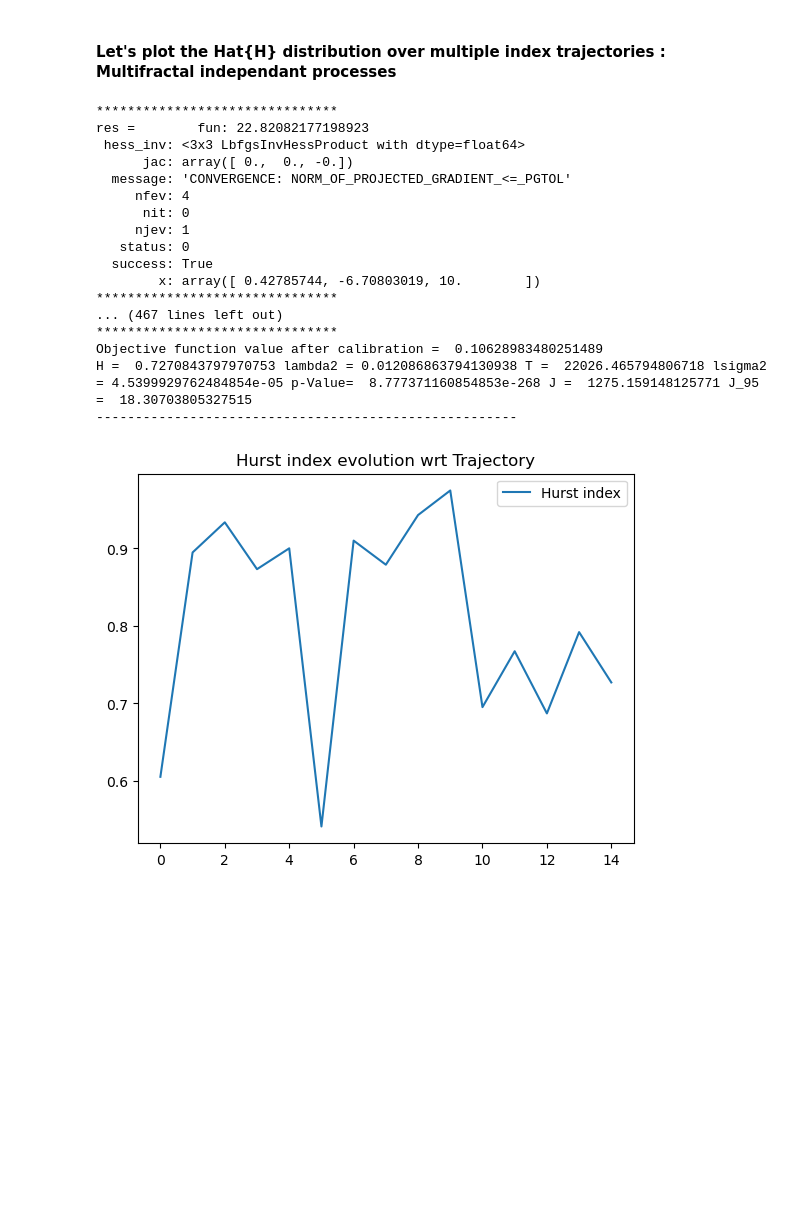
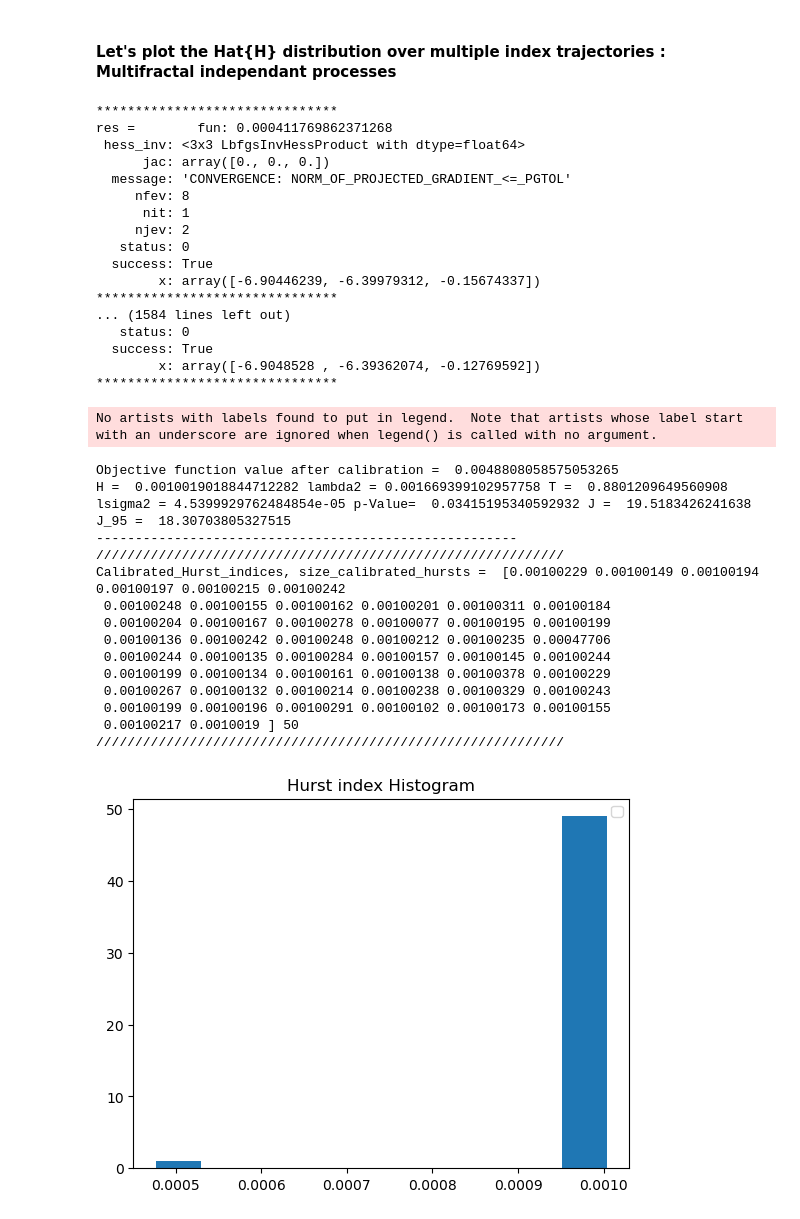
Before and after one commit to Othmane-ZARHALI/PhDThesisRepo, a Jupyter notebook: Indices vs stocks hurst index GMM estimates/HurststockVSindexlogSfbm.ipynb, the cells around one changed output. Cells and saved outputs as stored; diff of their text form; code cells hidden in the pictures; blank space fills up the shorter version.

```diff
--- a/Indices vs stocks hurst index GMM estimates/HurststockVSindexlogSfbm.ipynb
+++ b/Indices vs stocks hurst index GMM estimates/HurststockVSindexlogSfbm.ipynb
@@ -758,7 +976,7 @@ index_estimatedGMM_paramSfbms =  (0.0006166199708747013, 0.9999201923421218, 1.0
 ####  The GMM calibration is aborted du to a small gradient norm (stopping condition).
 #### Let's plot the Hat{H} distribution over multiple index trajectories :  Rough independant processes
 # %%
-Number_indices = 15
+Number_indices = 50
 dimension = 2
 Hs = [0.15 for i in range(dimension)]
 Multiple_weights,Multiple_Sfbms = [],[]
@@ -780,6 +998,6 @@ Index_trajectories_synthesis = log_vol_indices_dic[1]
 GMM_index_trajectories_obj = GMM()
 print(GMM_index_trajectories_obj.MultipleGMMCalibrations(Index_trajectories_synthesis))
 
-GMM_index_trajectories_obj.HurstIndexEvolution_GMMCalibration(Index_trajectories_synthesis,'curve')
+GMM_index_trajectories_obj.HurstIndexEvolution_GMMCalibration(Index_trajectories_synthesis,'histogram')
 # %% [output]
 *******************************
@@ -805,23 +1039,0 @@ H =  0.9830861534278112 lambda2 = 0.0038550859791757087 T =  22026.465794806718
-# %%
-Number_indices = 15
-dimension = 10
-Hs = [0.25 for i in range(dimension)]
-Multiple_weights,Multiple_Sfbms = [],[]
-Multiple_indices = dict()
-for i in range(Number_indices):
-    weights = np.random.randint(1, 10, dimension)
-    weights = weights / np.sum(weights)
-    Multiple_weights.append(weights)
-    Multiple_Sfbms.append([Sfbm(H=Hs[i]) for i in range(dimension)])
-
-
-MultipleIndicesConstructor_obj = MultipleIndicesConstructor(Multiple_weights,Multiple_Sfbms)
-trajectories_indices = MultipleIndicesConstructor_obj.ConstructIndicestrajectories(4000)
-
-log_vol_indices_dic = MultipleIndicesConstructor_obj.ConstructLogVolIndicestrajectories(4000,4,'quadratic variation estimate',['Index trajectory' for i in range(Number_indices)])
-Index_trajectories_synthesis = log_vol_indices_dic[1]
-
-GMM_index_trajectories_obj = GMM()
-print(GMM_index_trajectories_obj.MultipleGMMCalibrations(Index_trajectories_synthesis))
-
-GMM_index_trajectories_obj.HurstIndexEvolution_GMMCalibration(Index_trajectories_synthesis,'curve')
@@ -847,44 +1040,59 @@ H =  0.8413375220981062 lambda2 = 0.00015943011697325536 T =  22026.465794806718
 # %% [markdown]
 #### Let's plot the Hat{H} distribution over multiple index trajectories :  Multifractal independant processes
 # %%
-Number_indices = 10
+Number_indices = 50
 dimension = 2
-Hs = [0.001 for i in range(dimension)]
+Hs = [0.01 for i in range(dimension)]
 Multiple_weights,Multiple_Sfbms = [],[]
 Multiple_indices = dict()
 for i in range(Number_indices):
     weights = np.random.randint(1, 10, dimension)
     weights = weights / np.sum(weights)
     Multiple_weights.append(weights)
     Multiple_Sfbms.append([Sfbm(H=Hs[i]) for i in range(dimension)])
 
 
 MultipleIndicesConstructor_obj = MultipleIndicesConstructor(Multiple_weights,Multiple_Sfbms)
 trajectories_indices = MultipleIndicesConstructor_obj.ConstructIndicestrajectories(4000)
 
 log_vol_indices_dic = MultipleIndicesConstructor_obj.ConstructLogVolIndicestrajectories(4000,4,'quadratic variation estimate',['Index trajectory' for i in range(Number_indices)])
 Index_trajectories_synthesis = log_vol_indices_dic[1]
 
 GMM_index_trajectories_obj = GMM()
 print(GMM_index_trajectories_obj.MultipleGMMCalibrations(Index_trajectories_synthesis))
 
-GMM_index_trajectories_obj.HurstIndexEvolution_GMMCalibration(Index_trajectories_synthesis,'curve')
+GMM_index_trajectories_obj.HurstIndexEvolution_GMMCalibration(Index_trajectories_synthesis,'histogram')
 # %% [output]
 *******************************
-res =        fun: 22.82082177198923
+res =        fun: 0.000411769862371268
  hess_inv: <3x3 LbfgsInvHessProduct with dtype=float64>
-      jac: array([ 0.,  0., -0.])
+      jac: array([0., 0., 0.])
   message: 'CONVERGENCE: NORM_OF_PROJECTED_GRADIENT_<=_PGTOL'
-     nfev: 4
-      nit: 0
-     njev: 1
+     nfev: 8
+      nit: 1
+     njev: 2
    status: 0
   success: True
-        x: array([ 0.42785744, -6.70803019, 10.        ])
+        x: array([-6.90446239, -6.39979312, -0.15674337])
 *******************************
-... (467 lines left out)
+... (1584 lines left out)
+   status: 0
+  success: True
+        x: array([-6.9048528 , -6.39362074, -0.12769592])
 *******************************
-Objective function value after calibration =  0.10628983480251489
-H =  0.7270843797970753 lambda2 = 0.012086863794130938 T =  22026.465794806718 lsigma2 = 4.5399929762484854e-05 p-Value=  8.777371160854853e-268 J =  1275.159148125771 J_95 =  18.30703805327515
-------------------------------------------------------
+No artists with labels found to put in legend.  Note that artists whose label start with an underscore are ignored when legend() is called with no argument.
+Objective function value after calibration =  0.0048808058575053265
+H =  0.0010019018844712282 lambda2 = 0.001669399102957758 T =  0.8801209649560908 lsigma2 = 4.5399929762484854e-05 p-Value=  0.03415195340592932 J =  19.5183426241638 J_95 =  18.30703805327515
+------------------------------------------------------
+////////////////////////////////////////////////////////////
+Calibrated_Hurst_indices, size_calibrated_hursts =  [0.00100229 0.00100149 0.00100194 0.00100197 0.00100215 0.00100242
+ 0.00100248 0.00100155 0.00100162 0.00100201 0.00100311 0.00100184
+ 0.00100204 0.00100167 0.00100278 0.00100077 0.00100195 0.00100199
+ 0.00100136 0.00100242 0.00100248 0.00100212 0.00100235 0.00047706
+ 0.00100244 0.00100135 0.00100284 0.00100157 0.00100145 0.00100244
+ 0.00100199 0.00100134 0.00100161 0.00100138 0.00100378 0.00100229
+ 0.00100267 0.00100132 0.00100214 0.00100238 0.00100329 0.00100243
+ 0.00100199 0.00100196 0.00100291 0.00100102 0.00100173 0.00100155
+ 0.00100217 0.0010019 ] 50
+////////////////////////////////////////////////////////////
-[figure, old version]
+[figure, new version]
```
Also changed, not shown: parts of 21 cells of this notebook, 4 other files.
